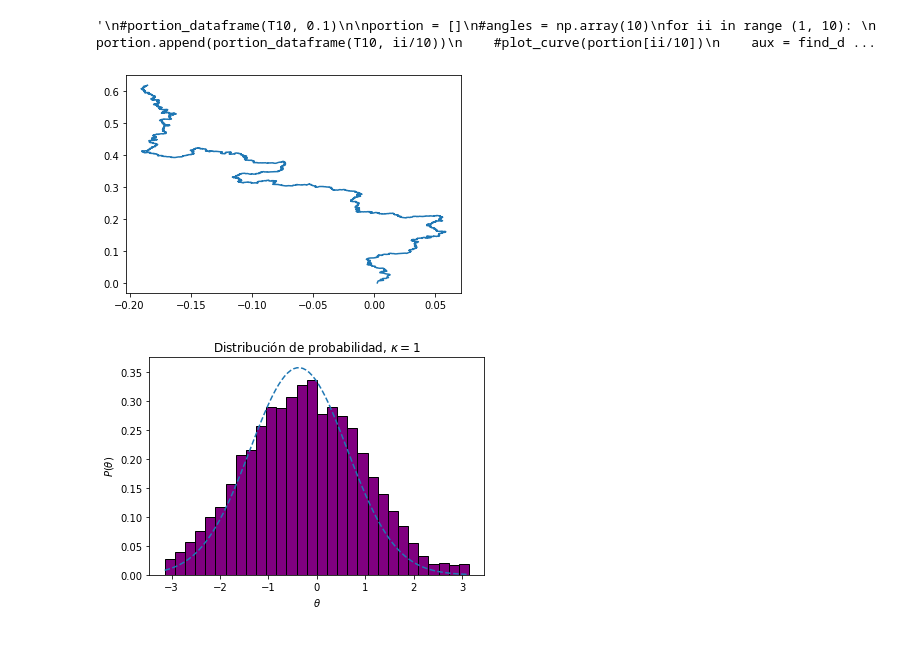
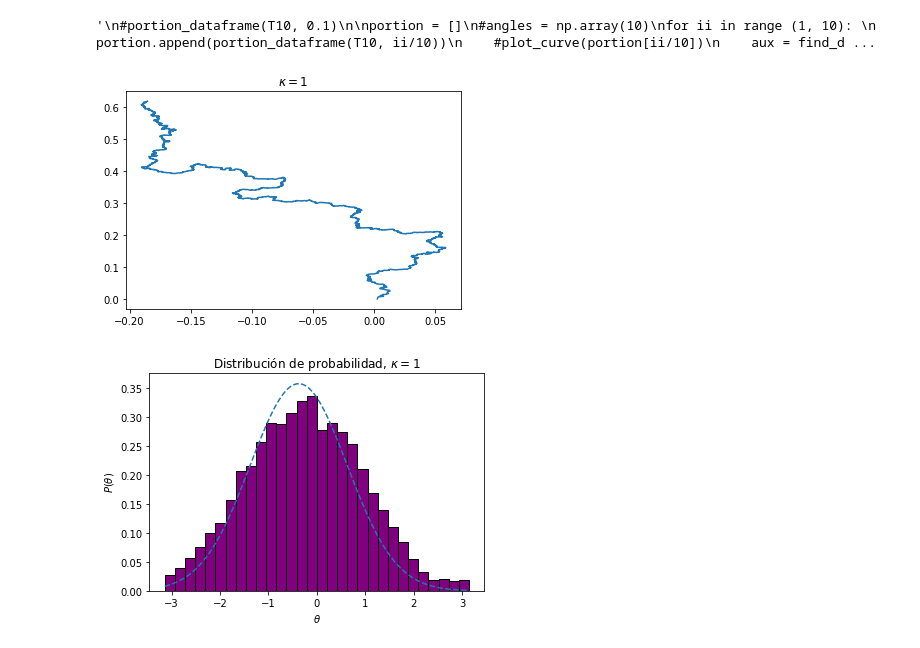
Before and after one commit to CamiloFajardo2021/Statistical_mechanics-project, a Jupyter notebook: angle.ipynb, the cells around one changed output. Drawn from its saved outputs; the diff is of its cells as text; code cells hidden in the pictures.

```diff
--- a/angle.ipynb
+++ b/angle.ipynb
@@ -42,7 +42,6 @@ def angle_alpha_i(x1,x2,x3,y1,y2,y3):
     if (xx2<0) :
         theta*=-1
     return theta
-
 
 
 # Find the winding angle for all datapoints
@@ -91,10 +90,11 @@ def portion(cte, xdata, ydata):
 # Plot a given curve
 def plot_curve(dataframe):
     plt.plot(dataframe["z_real"].to_numpy()[::], dataframe["z_imag"].to_numpy()[::])
+    plt.title(r'$\kappa = $' + f'{k}')
     plt.show()
 
 
-def plot_gaussian(dataframe):
+def plot_gaussian(dataframe, save):
     angles = winding_angle(dataframe["z_real"].to_numpy()[::], dataframe["z_imag"].to_numpy()[::])
     bins = np.linspace(min(angles), max(angles), 30)
     hist = np.histogram(angles, bins, density=True)
@@ -106,7 +106,9 @@ def plot_gaussian(dataframe):
     plt.plot(thetas, gauss(thetas, *popt), '--')
     plt.xlabel(r'$\theta$')
     plt.ylabel(r'$P(\theta)$')
-    plt.title(r'Distribución de probabilidad, $\kappa = 1$')
+    plt.title(r'Distribución de probabilidad, $\kappa = $' + f'{k}')
+    if (save==True):
+        plt.savefig(f"Data_WA/Results/Gaussian_k{k}.png")
     plt.show()
 
 
@@ -149,10 +154,10 @@ for ii in range (1, 10):
 # %%
-T01 = pd.read_csv("Data_WA/NewData/final_curve_values_t= 0.1.csv")
+T01 = pd.read_csv(f"{folder_name}/final_curve_values_t= 0.1.csv")
 T01
 plot_curve(T01)
 angles01 = find_data(T01)
-plot_gaussian(T01)
+plot_gaussian(T01, save=True)
 # %% [output]
-[figure, old version]
+[figure, new version]
 [figure]
 # %%
```
Also changed, not shown: parts of 12 cells of this notebook.
